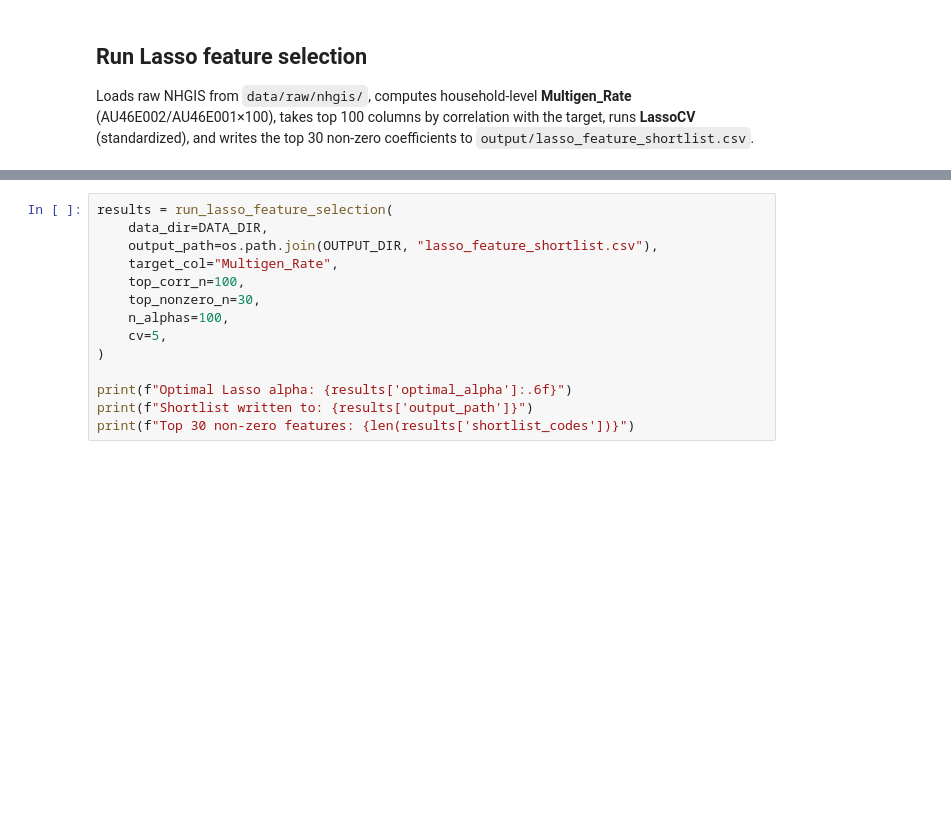
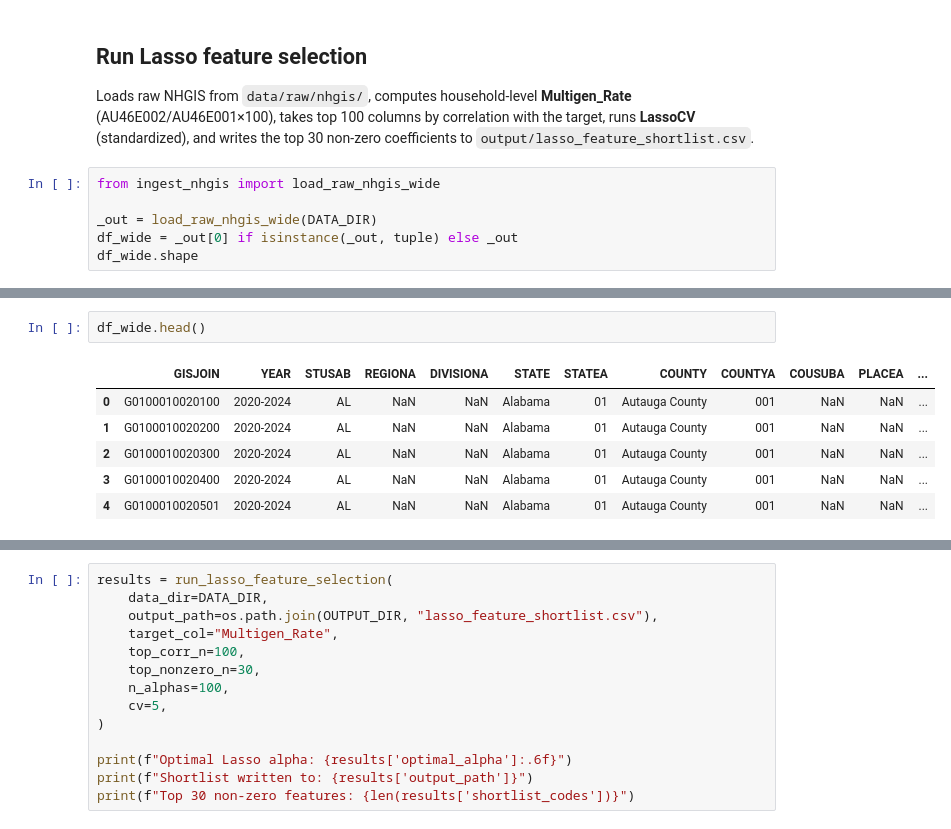
Before and after one commit to elmunye/capstone_multigen_housing_econometric_analysis, a Jupyter notebook: notebooks/02_feature_discovery_lasso.ipynb, the cells around one changed output, grey strips where cells are left out. Cells and saved outputs as stored; diff of their text form; blank space fills up the shorter version.

```diff
--- a/notebooks/02_feature_discovery_lasso.ipynb
+++ b/notebooks/02_feature_discovery_lasso.ipynb
@@ -80,3 +80,9 @@ display(codebook_df)
 ## Run Lasso feature selection
 
 Loads raw NHGIS from `data/raw/nhgis/`, computes household-level **Multigen_Rate** (AU46E002/AU46E001×100), takes top 100 columns by correlation with the target, runs **LassoCV** (standardized), and writes the top 30 non-zero coefficients to `output/lasso_feature_shortlist.csv`.
+# %%
+from ingest_nhgis import load_raw_nhgis_wide
+
+_out = load_raw_nhgis_wide(DATA_DIR)
+df_wide = _out[0] if isinstance(_out, tuple) else _out
+df_wide.shape
@@ -82,0 +103,9 @@ Loads raw NHGIS from `data/raw/nhgis/`, computes household-level **Multigen_Rate
+# %%
+df_wide.head()
+# %% [output]
+|  | GISJOIN | YEAR | STUSAB | REGIONA | DIVISIONA | STATE | STATEA | COUNTY | COUNTYA | COUSUBA | PLACEA | ... |
+| 0 | G0100010020100 | 2020-2024 | AL | NaN | NaN | Alabama | 01 | Autauga County | 001 | NaN | NaN | ... |
+| 1 | G0100010020200 | 2020-2024 | AL | NaN | NaN | Alabama | 01 | Autauga County | 001 | NaN | NaN | ... |
+| 2 | G0100010020300 | 2020-2024 | AL | NaN | NaN | Alabama | 01 | Autauga County | 001 | NaN | NaN | ... |
+| 3 | G0100010020400 | 2020-2024 | AL | NaN | NaN | Alabama | 01 | Autauga County | 001 | NaN | NaN | ... |
+| 4 | G0100010020501 | 2020-2024 | AL | NaN | NaN | Alabama | 01 | Autauga County | 001 | NaN | NaN | ... |
```
Also changed, not shown: parts of 5 cells of this notebook, 8 other files.
